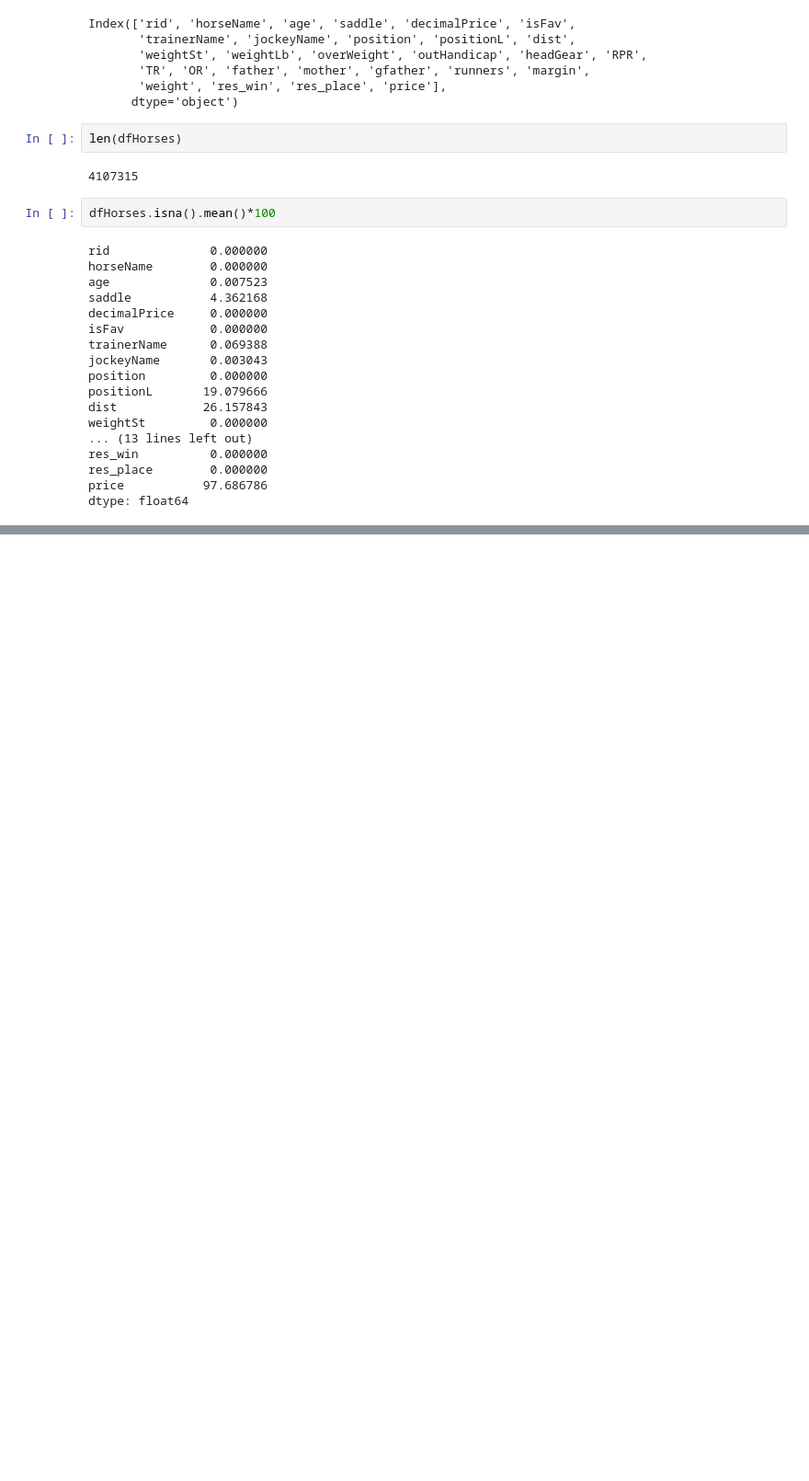
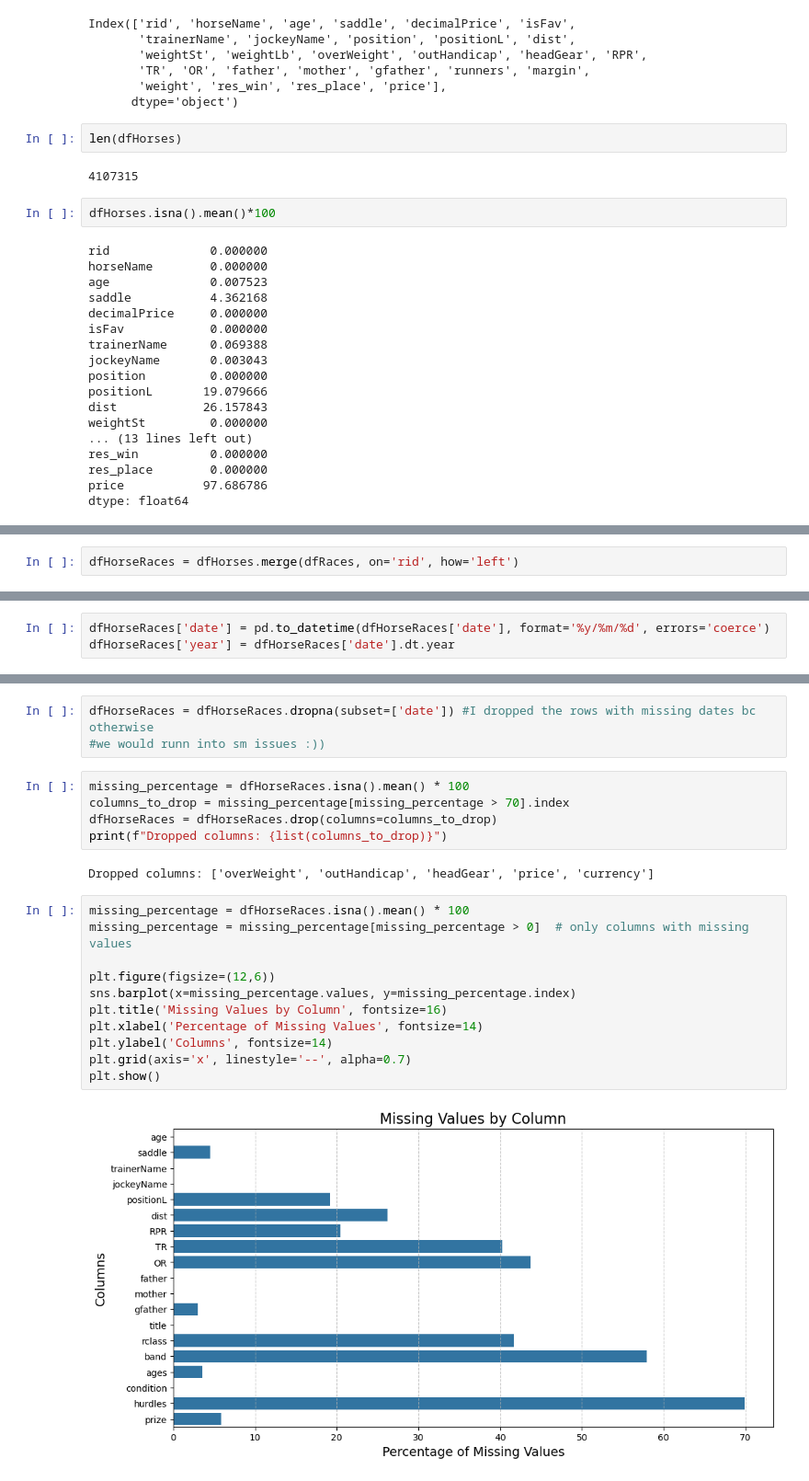
Before and after one commit to sajodajo/HorseRacing, a Jupyter notebook: EDA_SJ.ipynb, the cells around one changed output, grey strips where cells are left out. Shown: that part at 92% size. Drawn from its saved outputs; the diff is of its cells as text; blank space fills up the shorter version.

```diff
--- a/EDA_SJ.ipynb
+++ b/EDA_SJ.ipynb
@@ -63,0 +98,2 @@ dtype: float64
+# %%
+dfHorseRaces = dfHorses.merge(dfRaces, on='rid', how='left')
@@ -63,0 +126,3 @@ dtype: float64
+# %%
+dfHorseRaces['date'] = pd.to_datetime(dfHorseRaces['date'], format='%y/%m/%d', errors='coerce')
+dfHorseRaces['year'] = dfHorseRaces['date'].dt.year
@@ -63,0 +149,23 @@ dtype: float64
+# %%
+dfHorseRaces = dfHorseRaces.dropna(subset=['date']) #I dropped the rows with missing dates bc otherwise
+#we would runn into sm issues :))
+# %%
+missing_percentage = dfHorseRaces.isna().mean() * 100
+columns_to_drop = missing_percentage[missing_percentage > 70].index
+dfHorseRaces = dfHorseRaces.drop(columns=columns_to_drop)
+print(f"Dropped columns: {list(columns_to_drop)}")
+# %% [output]
+Dropped columns: ['overWeight', 'outHandicap', 'headGear', 'price', 'currency']
+# %%
+missing_percentage = dfHorseRaces.isna().mean() * 100
+missing_percentage = missing_percentage[missing_percentage > 0]  # only columns with missing values
+
+plt.figure(figsize=(12,6))
+sns.barplot(x=missing_percentage.values, y=missing_percentage.index)
+plt.title('Missing Values by Column', fontsize=16)
+plt.xlabel('Percentage of Missing Values', fontsize=14)
+plt.ylabel('Columns', fontsize=14)
+plt.grid(axis='x', linestyle='--', alpha=0.7)
+plt.show()
+# %% [output]
+[figure, added]
```
Also changed, not shown: parts of 29 cells of this notebook.
